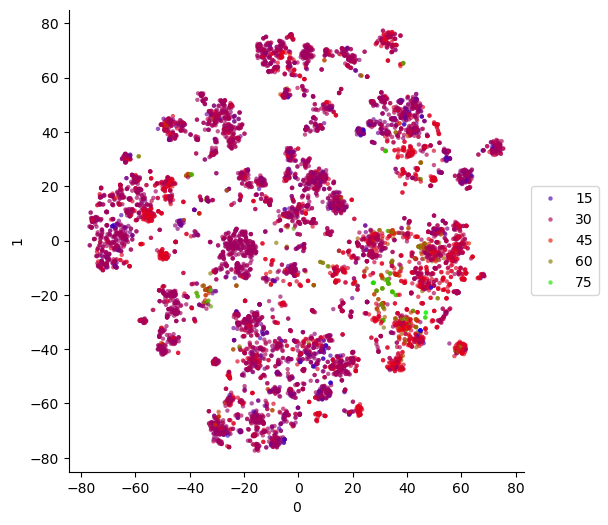
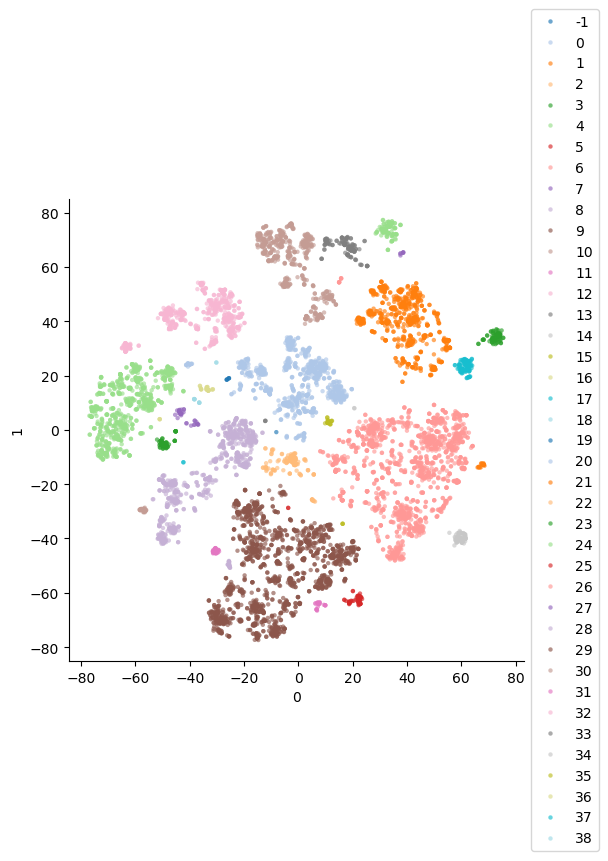
Unified diff of the notebook cell whose output changed from the first chart to the second:
--- before
+++ after
@@ -1,5 +1,5 @@
 fig, ax = plt.subplots(figsize=(6,6))
-sns.scatterplot(data=plotdf, x=0, y=1, s=10, hue=temp_hues, 
-                palette='brg', 
+sns.scatterplot(data=plotdf, x=0, y=1, s=10, hue='cluster', 
+                palette='tab20',
                 linewidth=0, alpha=0.65)
 lgd = ax.legend(loc='center left', bbox_to_anchor=(1, 0.5))

Commit: current version of GLM model